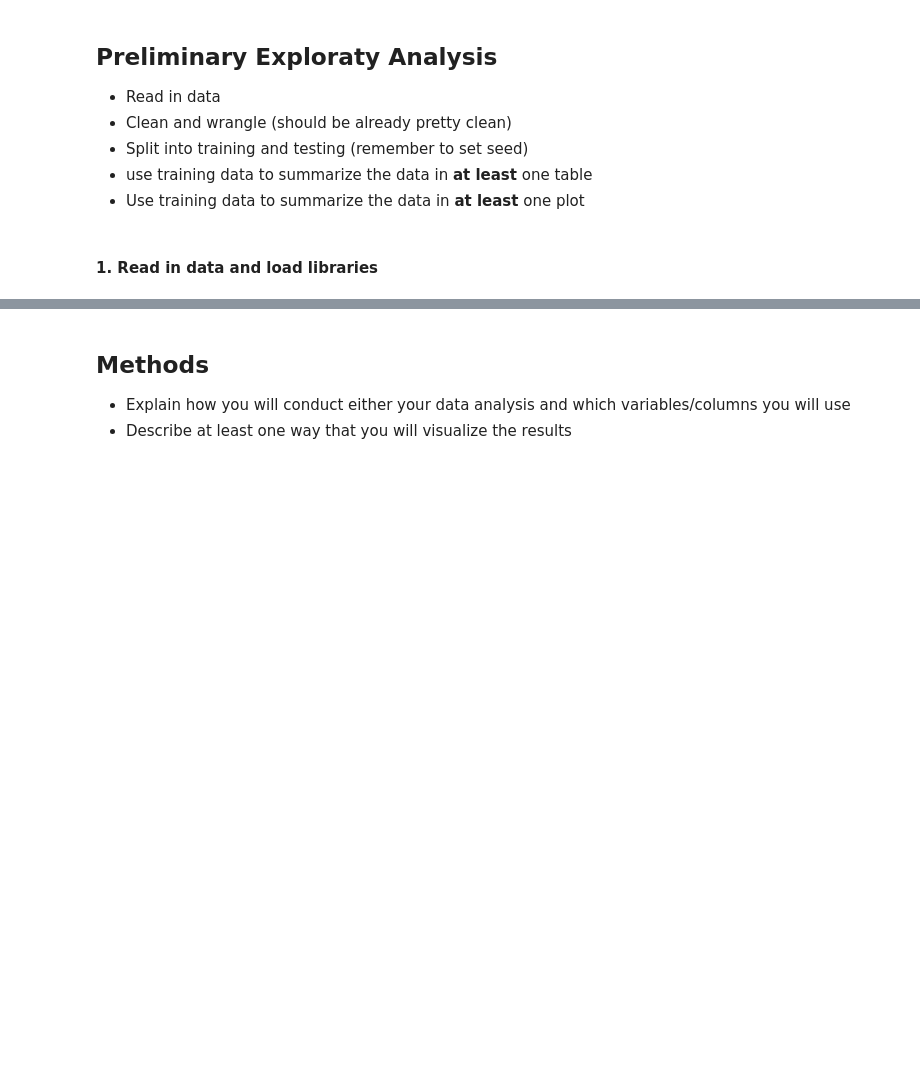
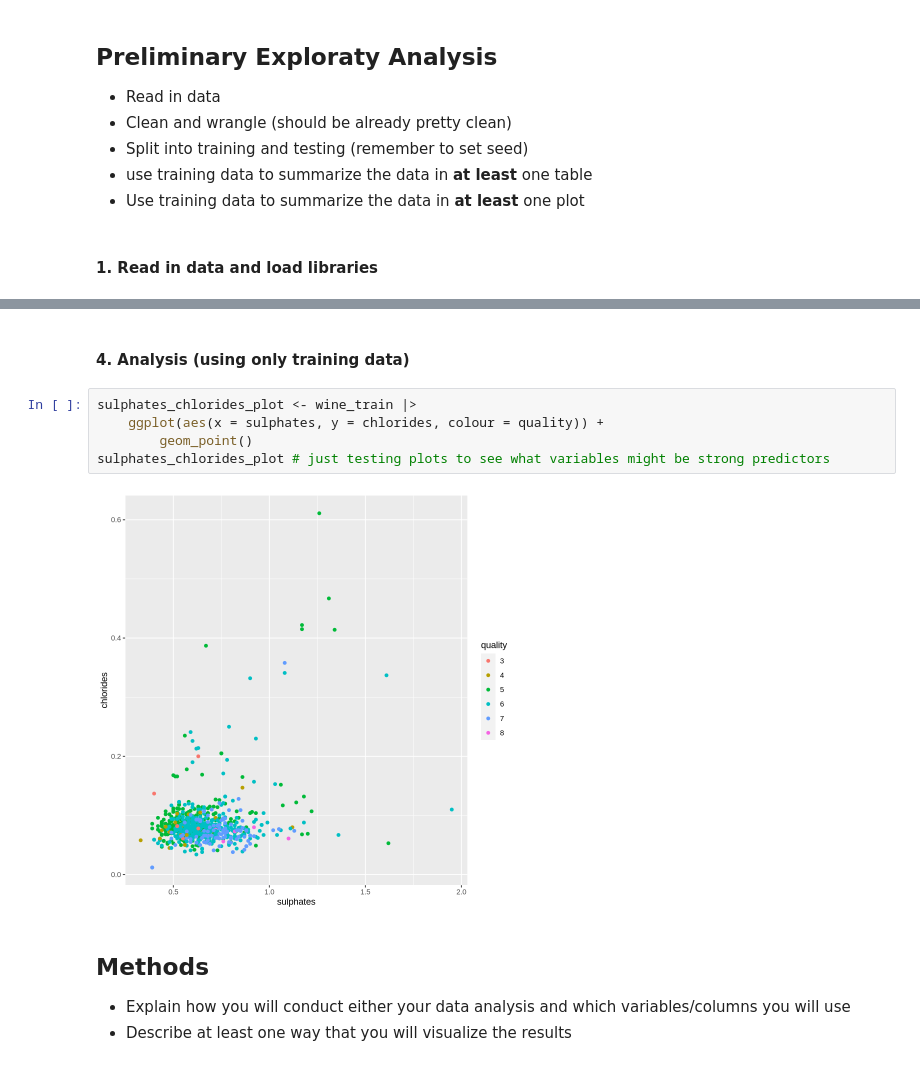
Before and after one commit to MostLeVert/goup01dsci100, a Jupyter notebook: Project_proposal.ipynb, the cells around one changed output, grey strips where cells are left out. Drawn from its saved outputs; the diff is of its cells as text; blank space fills up the shorter version.

```diff
--- a/Project_proposal.ipynb
+++ b/Project_proposal.ipynb
@@ -83,3 +70,12 @@ A spec_tbl_df: 1143 × 13
+# %% [markdown]
+#### 4. Analysis (using only training data)
+# %%
+sulphates_chlorides_plot <- wine_train |>
+    ggplot(aes(x = sulphates, y = chlorides, colour = quality)) +
+        geom_point()
+sulphates_chlorides_plot # just testing plots to see what variables might be strong predictors
+# %% [output]
+[figure, added]
 # %% [markdown]
 ## Methods
 - Explain how you will conduct either your data analysis and which variables/columns you will use
```
Also changed, not shown: parts of 8 cells of this notebook.
